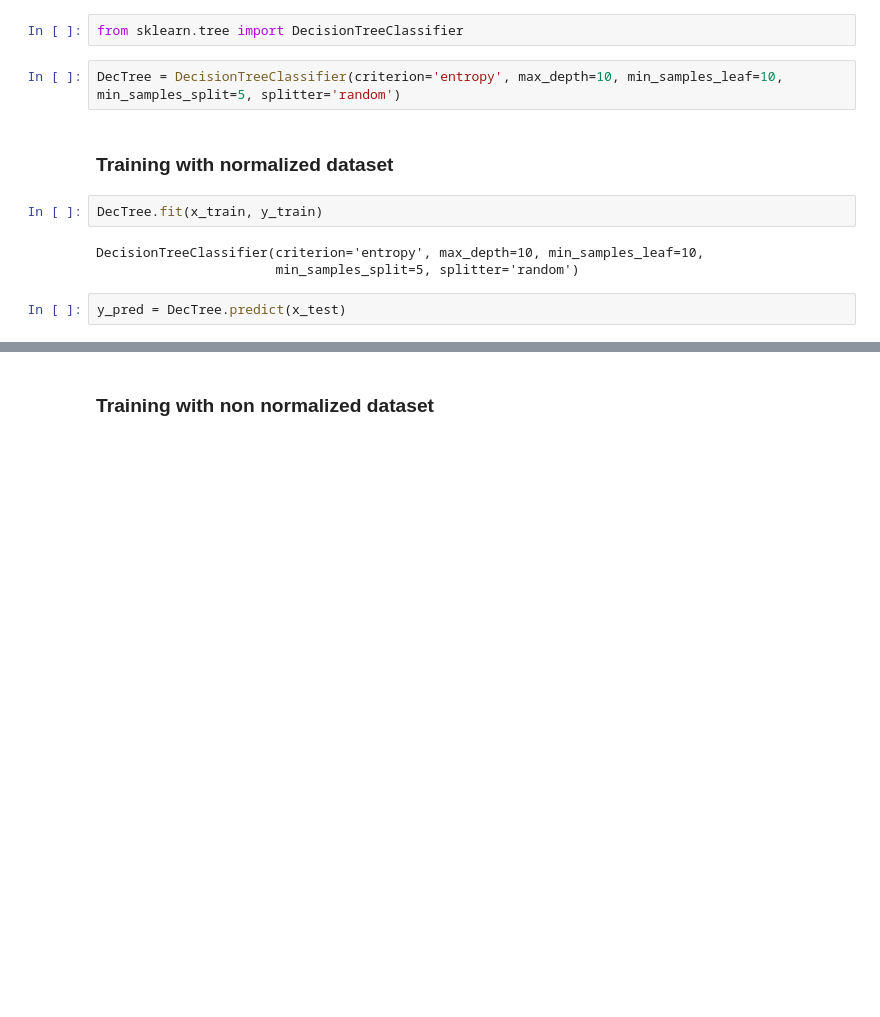
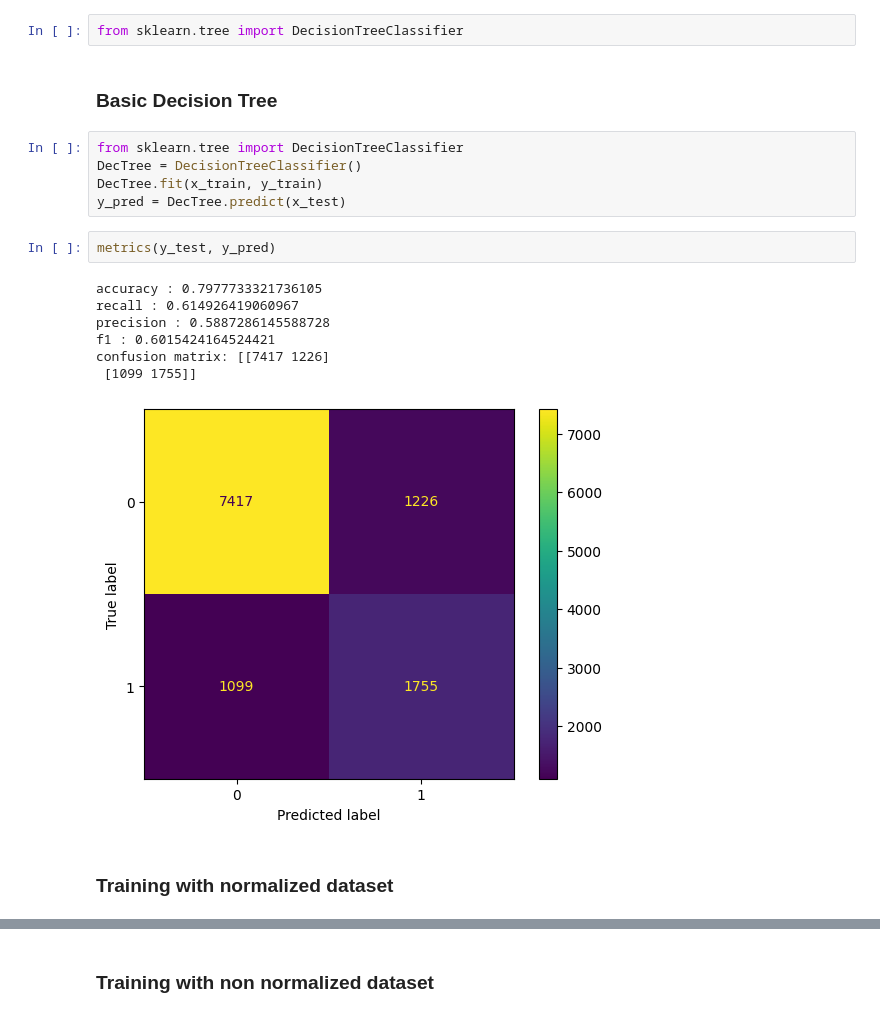
Before and after one commit to WanAdamm/CPC152-Assignment-2, a Jupyter notebook: 3 Model/Desicion Tree.ipynb, the cells around one changed output, grey strips where cells are left out. Saved outputs shown, nothing was run; the diff lists cells and outputs as text; blank space fills up the shorter version.

```diff
--- a/3 Model/Desicion Tree.ipynb
+++ b/3 Model/Desicion Tree.ipynb
@@ -35,14 +35,22 @@ x_train, x_test, y_train, y_test = train_test_split(x,y, random_state=42, strati
 ### Importing the classifier
 # %%
 from sklearn.tree import DecisionTreeClassifier
-# %%
-DecTree = DecisionTreeClassifier(criterion='entropy', max_depth=10, min_samples_leaf=10, min_samples_split=5, splitter='random')
+# %% [markdown]
+### Basic Decision Tree
+# %%
+from sklearn.tree import DecisionTreeClassifier
+DecTree = DecisionTreeClassifier()
+DecTree.fit(x_train, y_train)
+y_pred = DecTree.predict(x_test)
+# %%
+metrics(y_test, y_pred)
+# %% [output]
+accuracy : 0.7977733321736105
+recall : 0.614926419060967
+precision : 0.5887286145588728
+f1 : 0.6015424164524421
+confusion matrix: [[7417 1226]
+ [1099 1755]]
+[figure, added]
 # %% [markdown]
 ### Training with normalized dataset
-# %%
-DecTree.fit(x_train, y_train)
-# %% [output]
-DecisionTreeClassifier(criterion='entropy', max_depth=10, min_samples_leaf=10,
-                       min_samples_split=5, splitter='random')
-# %%
-y_pred = DecTree.predict(x_test)
```
Also changed, not shown: parts of 15 cells of this notebook, 14 other files.
